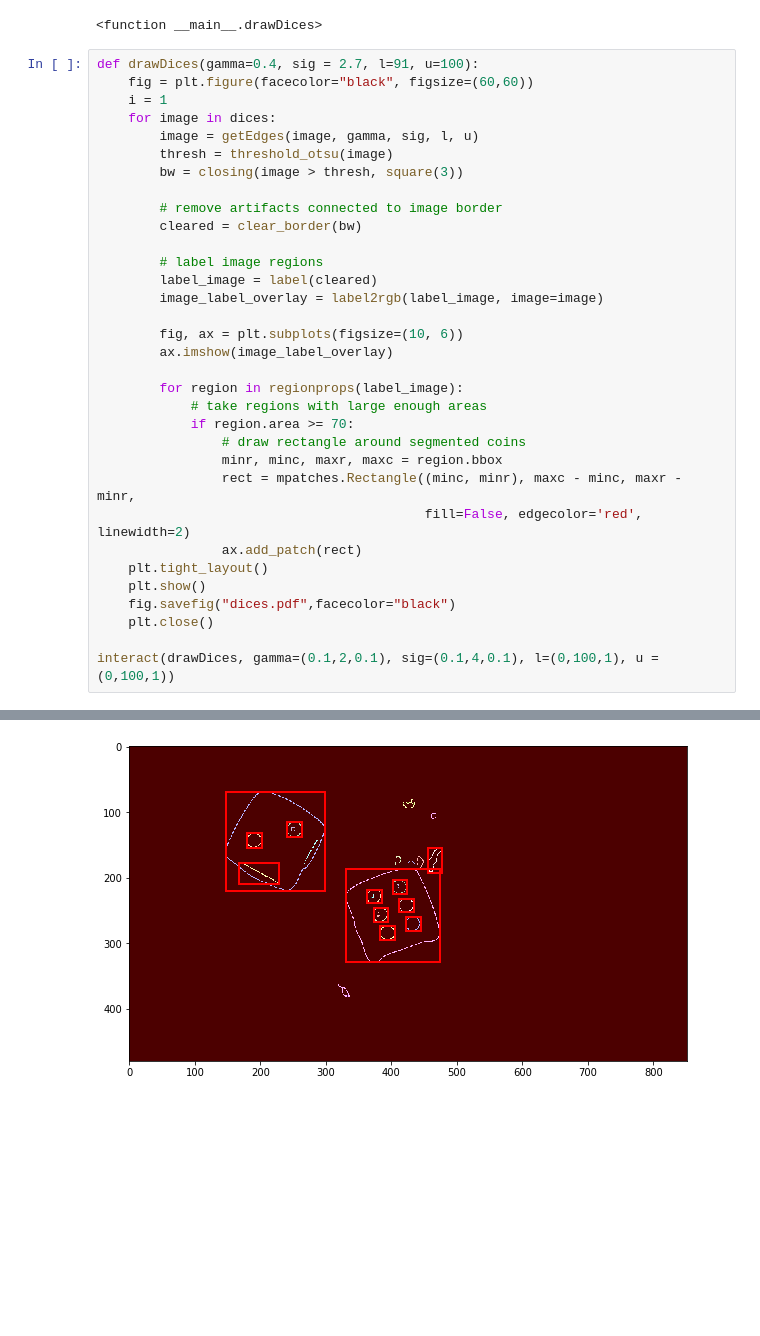
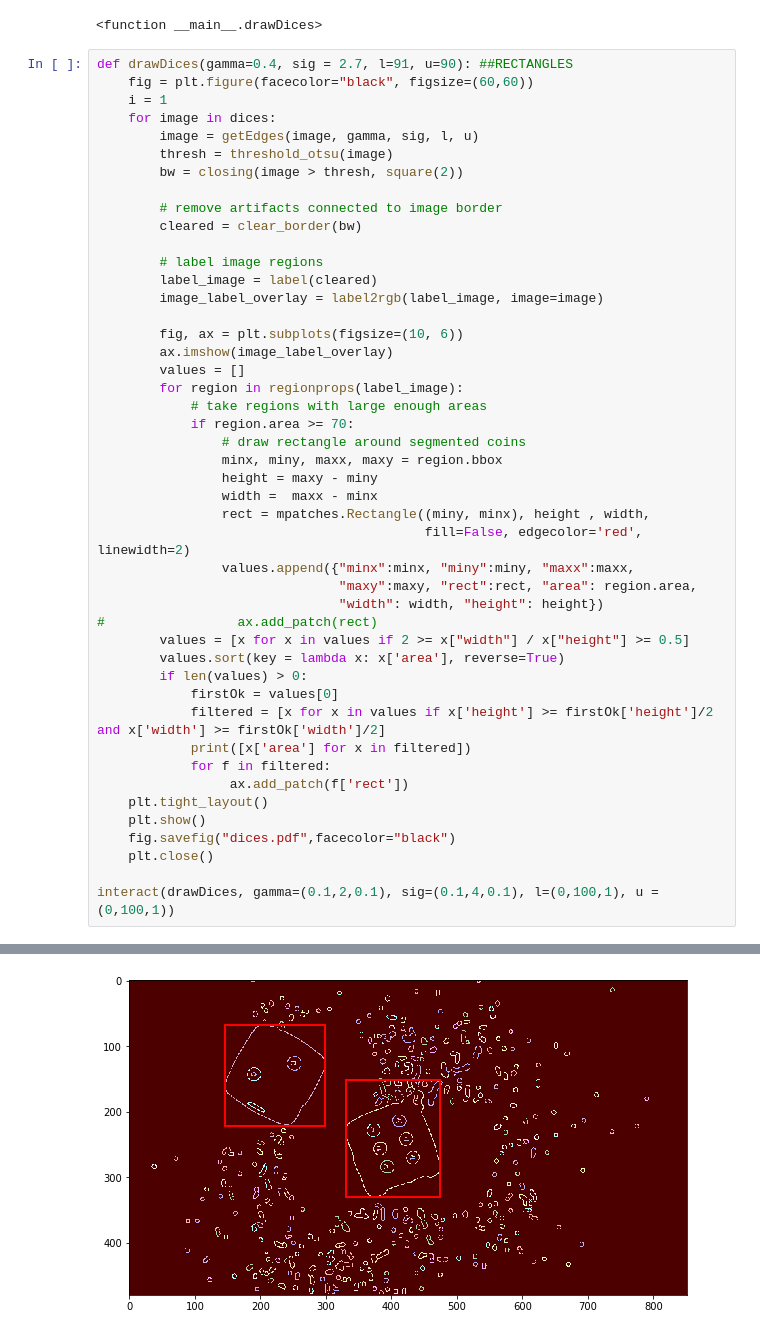
Before and after one commit to Azbesciak/DiceDetection, a Jupyter notebook: playground.ipynb, the cells around one changed output, grey strips where cells are left out. Cells and saved outputs as stored; diff of their text form; blank space fills up the shorter version.

Commit message:
Filter rectangles - only dices

```diff
--- a/playground.ipynb
+++ b/playground.ipynb
@@ -110,13 +113,13 @@ If you're reading this message in Jupyter Notebook or JupyterLab, it may mean th
 If you're reading this message in another notebook frontend (for example, a static rendering on GitHub or NBViewer), it may mean that your frontend doesn't currently support widgets.
 <function __main__.drawDices>
 # %%
-def drawDices(gamma=0.4, sig = 2.7, l=91, u=100):
+def drawDices(gamma=0.4, sig = 2.7, l=91, u=90): ##RECTANGLES
     fig = plt.figure(facecolor="black", figsize=(60,60))
     i = 1
     for image in dices:
         image = getEdges(image, gamma, sig, l, u)
         thresh = threshold_otsu(image)
-        bw = closing(image > thresh, square(3))
+        bw = closing(image > thresh, square(2))
 
         # remove artifacts connected to image border
         cleared = clear_border(bw)
@@ -127,15 +130,28 @@ def drawDices(gamma=0.4, sig = 2.7, l=91, u=100):
 
         fig, ax = plt.subplots(figsize=(10, 6))
         ax.imshow(image_label_overlay)
-
+        values = []
         for region in regionprops(label_image):
             # take regions with large enough areas
             if region.area >= 70:
                 # draw rectangle around segmented coins
-                minr, minc, maxr, maxc = region.bbox
-                rect = mpatches.Rectangle((minc, minr), maxc - minc, maxr - minr,
+                minx, miny, maxx, maxy = region.bbox
+                height = maxy - miny
+                width =  maxx - minx
+                rect = mpatches.Rectangle((miny, minx), height , width,
                                           fill=False, edgecolor='red', linewidth=2)
-                ax.add_patch(rect)
+                values.append({"minx":minx, "miny":miny, "maxx":maxx,
+                               "maxy":maxy, "rect":rect, "area": region.area,
+                               "width": width, "height": height})
+#                 ax.add_patch(rect)
+        values = [x for x in values if 2 >= x["width"] / x["height"] >= 0.5]
+        values.sort(key = lambda x: x['area'], reverse=True)
+        if len(values) > 0:
+            firstOk = values[0]
+            filtered = [x for x in values if x['height'] >= firstOk['height']/2 and x['width'] >= firstOk['width']/2]
+            print([x['area'] for x in filtered])
+            for f in filtered:
+                 ax.add_patch(f['rect'])
     plt.tight_layout()
     plt.show()
     fig.savefig("dices.pdf",facecolor="black")
@@ -154 +170 @@ If you're reading this message in another notebook frontend (for example, a stat
-[figure, old version]
+[figure, new version]
```
Also changed, not shown: parts of 4 cells of this notebook.
